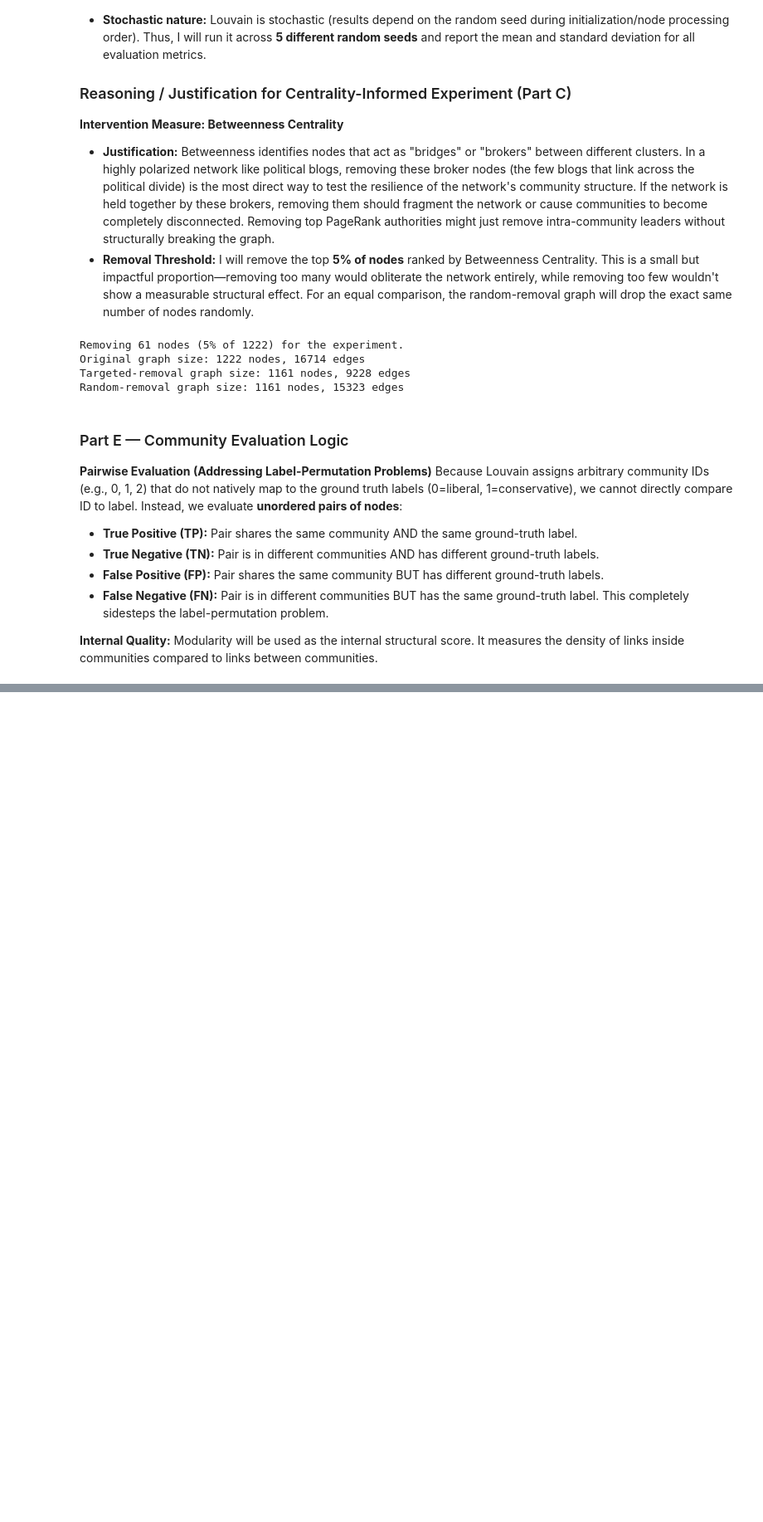
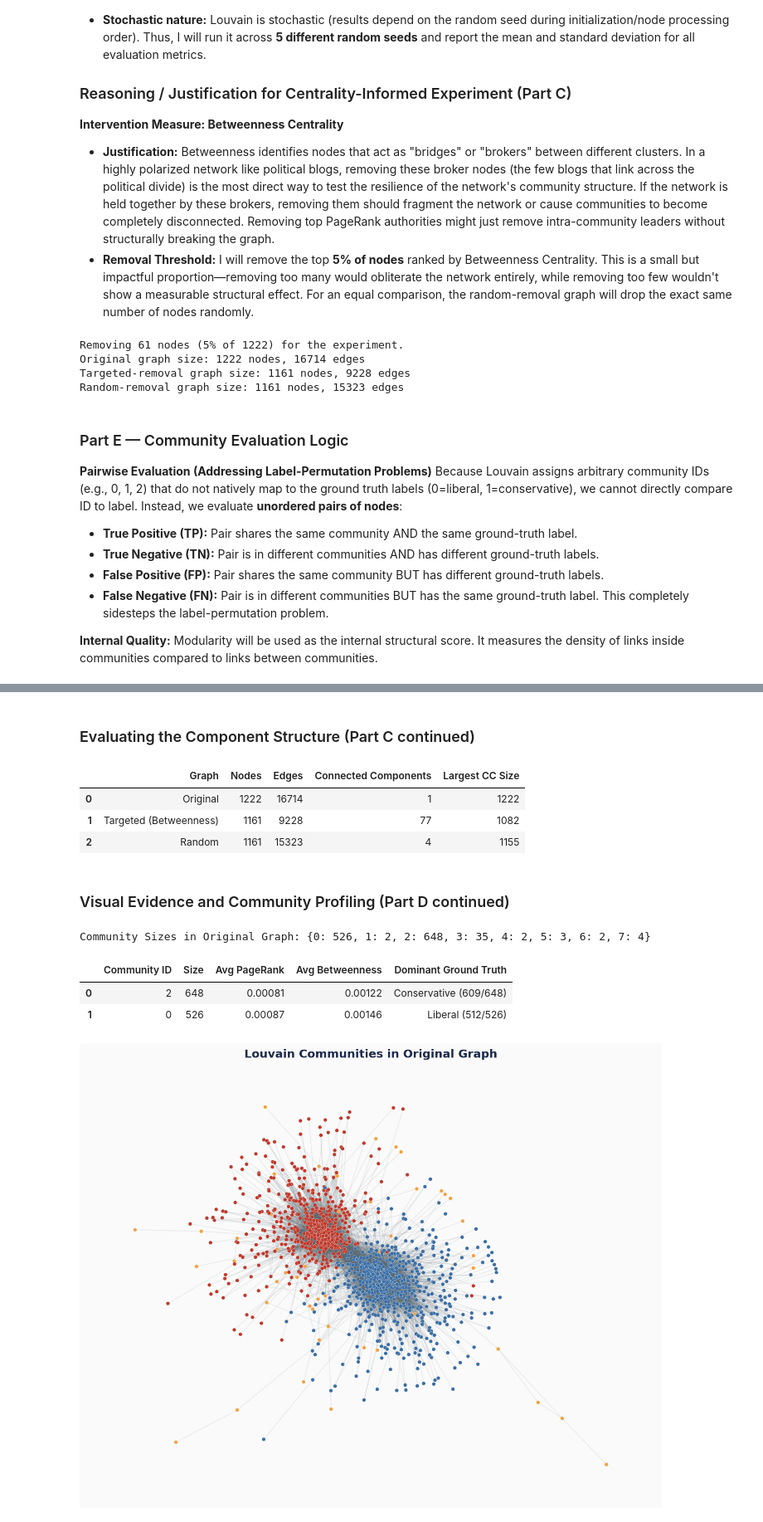
Before and after one commit to MAhmadThaheem/sntp_assignment1_polblogs, a Jupyter notebook: SNTP_Assignment01_Master.ipynb, the cells around one changed output, grey strips where cells are left out. Shown at 83% size. Cells and saved outputs as stored; diff of their text form; code cells hidden in the pictures; blank space fills up the shorter version.

Commit message:
Part E: Community Evaluation & Profiling

```diff
--- a/SNTP_Assignment01_Master.ipynb
+++ b/SNTP_Assignment01_Master.ipynb
@@ -1089,3 +1089,83 @@ Running Louvain on Random-Removal Graph...
 | Original | 10.4 | 0.4269 | 0.0002 | 0.8844 | 0.9213 | 0.8409 | ... |
 | Targeted (Betweenness) | 90.6 | 0.4432 | 0.0025 | 0.7448 | 0.9130 | 0.5417 | ... |
 | Random | 13.4 | 0.4239 | 0.0002 | 0.8801 | 0.9195 | 0.8336 | ... |
+# %% [markdown]
+### Evaluating the Component Structure (Part C continued)
+# %%
+# ---- C: Comparing Component Structure ----
+def analyze_components(G, name):
+    cc = list(nx.connected_components(G))
+    num_cc = len(cc)
+    largest_cc = max(len(c) for c in cc) if num_cc > 0 else 0
+    return {"Graph": name, "Nodes": G.number_of_nodes(), "Edges": G.number_of_edges(),
+            "Connected Components": num_cc, "Largest CC Size": largest_cc}
+
+comp_df = pd.DataFrame([
+    analyze_components(G_orig, "Original"),
+    analyze_components(G_target, "Targeted (Betweenness)"),
+    analyze_components(G_random, "Random")
+])
+comp_df.to_csv("outputs/tables/component_structure.csv", index=False)
+display(comp_df)
+# %% [output]
+|  | Graph | Nodes | Edges | Connected Components | Largest CC Size |
+| 0 | Original | 1222 | 16714 | 1 | 1222 |
+| 1 | Targeted (Betweenness) | 1161 | 9228 | 77 | 1082 |
+| 2 | Random | 1161 | 15323 | 4 | 1155 |
+# %% [markdown]
+### Visual Evidence and Community Profiling (Part D continued)
+# %%
+# ---- D: Visualizing Communities and Profiling ----
+# We use the representative partition from the Original graph (seed 0)
+comm_ids = set(part_orig.values())
+sizes = {cid: list(part_orig.values()).count(cid) for cid in comm_ids}
+print("Community Sizes in Original Graph:", sizes)
+
+# Identify the two major communities
+major_comms = sorted(sizes, key=sizes.get, reverse=True)[:2]
+
+# Prepare profile table
+profile_rows = []
+for cid in major_comms:
+    nodes_in_comm = [n for n, c in part_orig.items() if c == cid]
+    pr_mean = np.mean([pagerank_scores[n] for n in nodes_in_comm])
+    bt_mean = np.mean([betweenness_scores[n] for n in nodes_in_comm])
+    # Check ground truth dominance
+    gt_vals = [G_orig.nodes[n].get("value") for n in nodes_in_comm]
+    lib_count = gt_vals.count(0)
+    cons_count = gt_vals.count(1)
+    dominant_label = "Liberal" if lib_count > cons_count else "Conservative"
+
+    profile_rows.append({
+        "Community ID": cid,
+        "Size": len(nodes_in_comm),
+        "Avg PageRank": pr_mean,
+        "Avg Betweenness": bt_mean,
+        "Dominant Ground Truth": f"{dominant_label} ({max(lib_count, cons_count)}/{len(nodes_in_comm)})"
+    })
+
+profile_df = pd.DataFrame(profile_rows)
+profile_df.to_csv("outputs/tables/community_profiles.csv", index=False)
+display(profile_df.round(5))
+
+# Visualization
+pos_orig = nx.spring_layout(G_orig, seed=GLOBAL_SEED, k=0.15)
+comm_colors = [PALETTE["liberal"] if part_orig[n] == major_comms[0] else
+               (PALETTE["conservative"] if part_orig[n] == major_comms[1] else PALETTE["gold"])
+               for n in G_orig.nodes()]
+
+fig, ax = plt.subplots(figsize=(10, 8))
+nx.draw_networkx_edges(G_orig, pos_orig, alpha=0.1, edge_color=PALETTE["slate"], ax=ax)
+nx.draw_networkx_nodes(G_orig, pos_orig, node_size=20, node_color=comm_colors,
+                       edgecolors="white", linewidths=0.2, ax=ax)
+ax.set_title("Louvain Communities in Original Graph", pad=15)
+ax.axis("off")
+plt.tight_layout()
+plt.savefig("outputs/figures/louvain_communities.png", dpi=160, bbox_inches="tight")
+plt.show()
+# %% [output]
+Community Sizes in Original Graph: {0: 526, 1: 2, 2: 648, 3: 35, 4: 2, 5: 3, 6: 2, 7: 4}
+|  | Community ID | Size | Avg PageRank | Avg Betweenness | Dominant Ground Truth |
+| 0 | 2 | 648 | 0.00081 | 0.00122 | Conservative (609/648) |
+| 1 | 0 | 526 | 0.00087 | 0.00146 | Liberal (512/526) |
+[figure, added]
```
Also changed, not shown: parts of 1 cell of this notebook.
